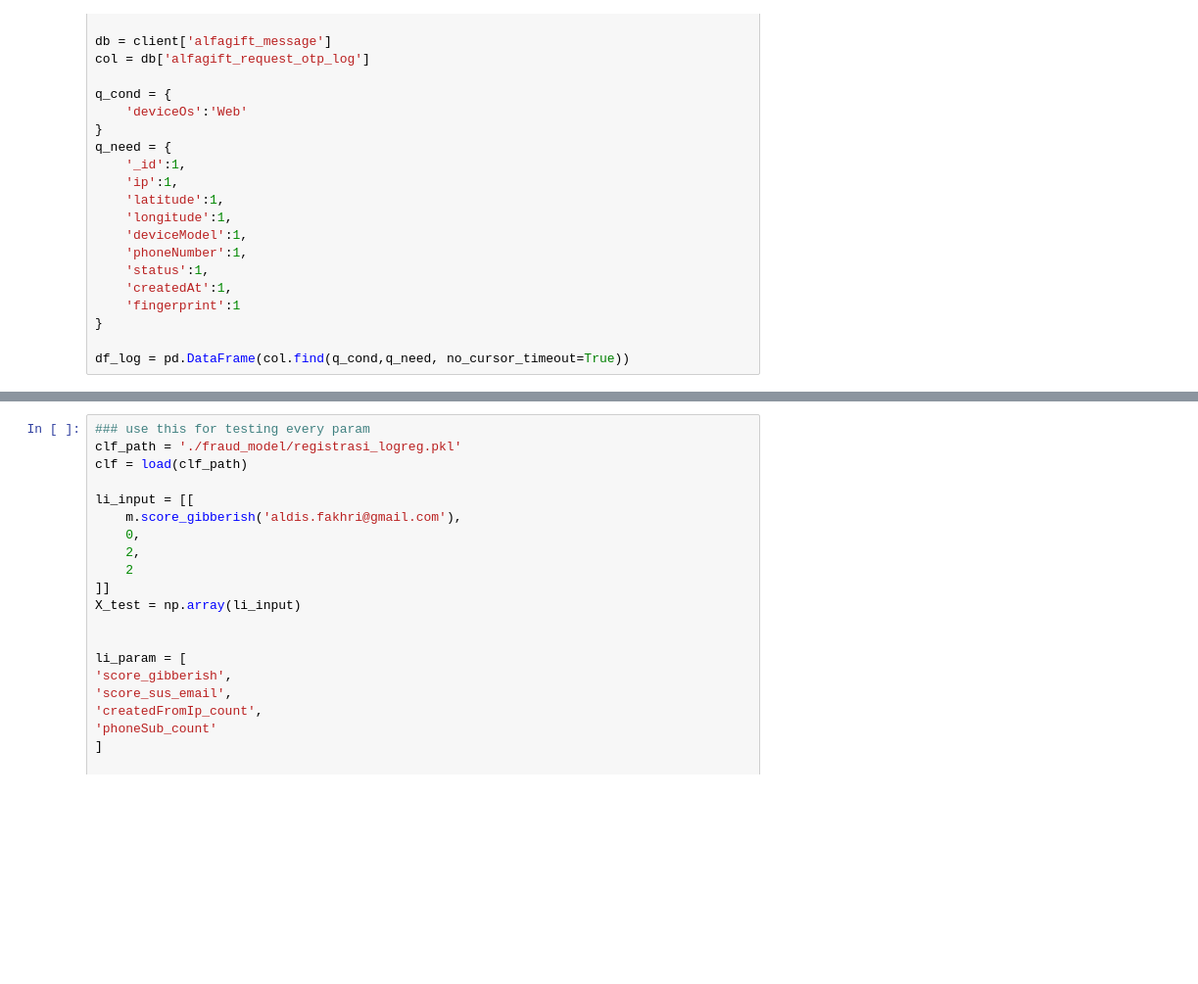
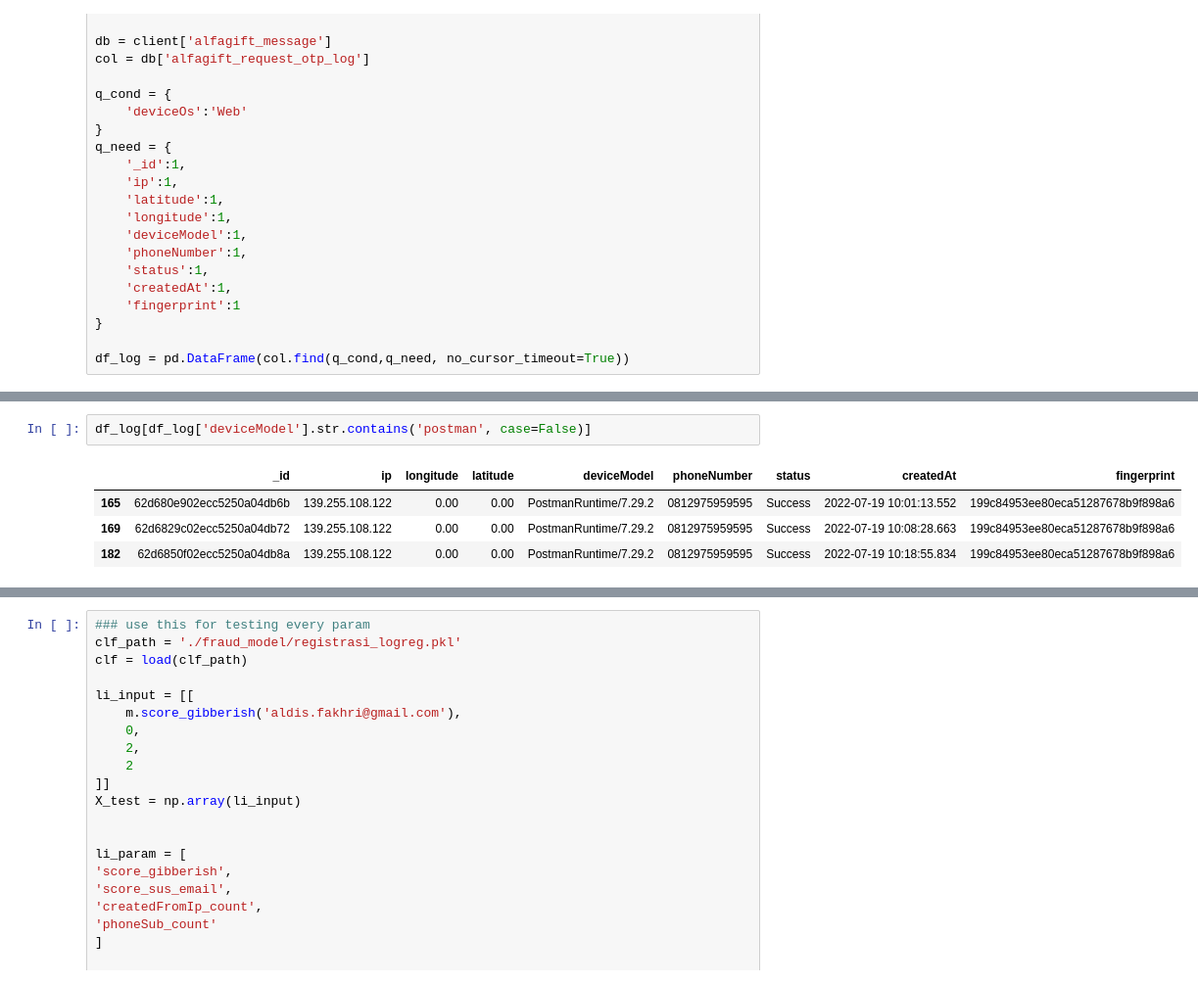
Before and after one commit to akhiyarwaladi/alfagift_alert, a Jupyter notebook: fake_account_trainbased_group_web.ipynb, the cells around one changed output, grey strips where cells are left out. Shown at 98% size. Drawn from its saved outputs; the diff is of its cells as text; blank space fills up the shorter version.

```diff
--- a/fake_account_trainbased_group_web.ipynb
+++ b/fake_account_trainbased_group_web.ipynb
@@ -91,0 +80,7 @@ df_log.head()
+# %%
+df_log[df_log['deviceModel'].str.contains('postman', case=False)]
+# %% [output]
+|  | _id | ip | longitude | latitude | deviceModel | phoneNumber | status | createdAt | fingerprint |
+| 165 | 62d680e902ecc5250a04db6b | 139.255.108.122 | 0.00 | 0.00 | PostmanRuntime/7.29.2 | 0812975959595 | Success | 2022-07-19 10:01:13.552 | 199c84953ee80eca51287678b9f898a6 |
+| 169 | 62d6829c02ecc5250a04db72 | 139.255.108.122 | 0.00 | 0.00 | PostmanRuntime/7.29.2 | 0812975959595 | Success | 2022-07-19 10:08:28.663 | 199c84953ee80eca51287678b9f898a6 |
+| 182 | 62d6850f02ecc5250a04db8a | 139.255.108.122 | 0.00 | 0.00 | PostmanRuntime/7.29.2 | 0812975959595 | Success | 2022-07-19 10:18:55.834 | 199c84953ee80eca51287678b9f898a6 |
```
Also changed, not shown: parts of 4 cells of this notebook, 1 other file.
